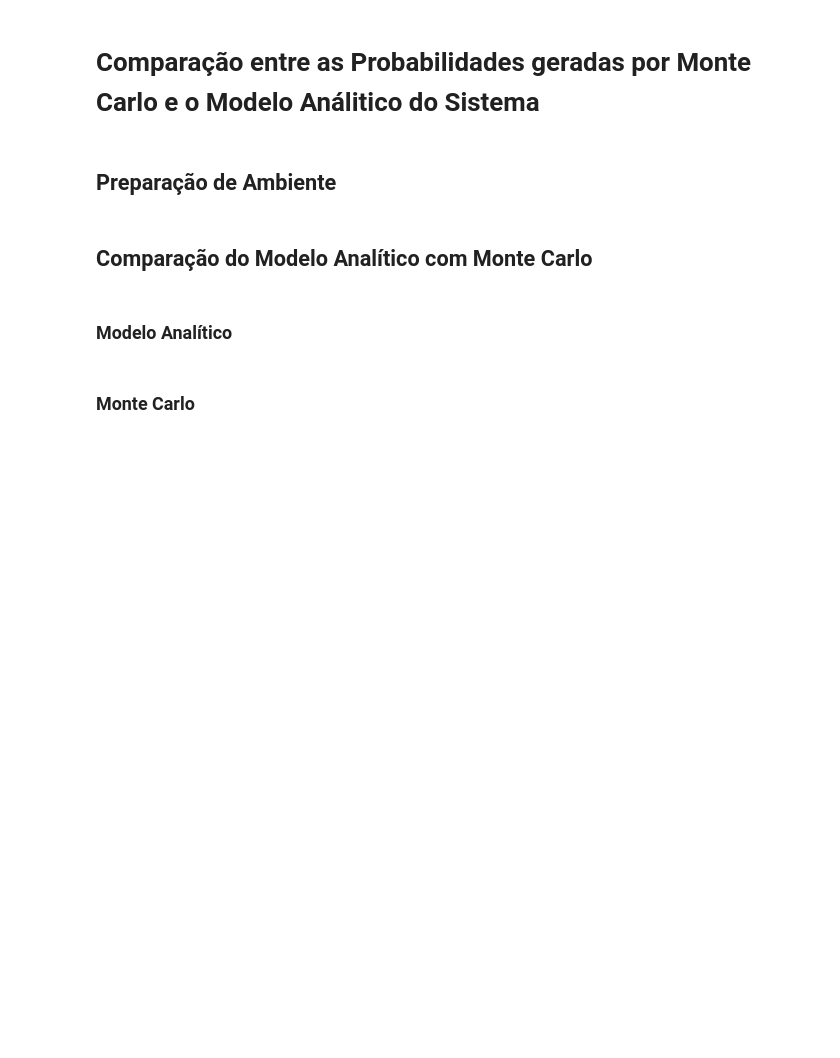
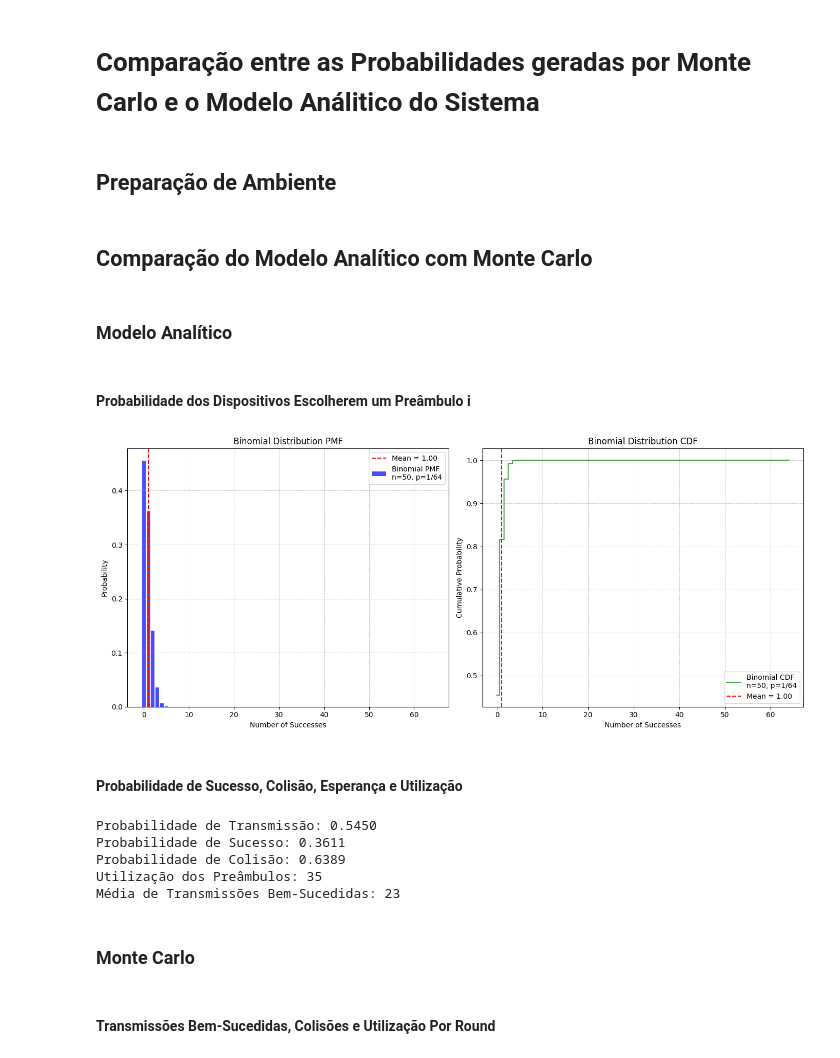
Before and after one commit to namelew/DevicesTransmissionSimulation, a Jupyter notebook: notebook/MonteCarloXAnalitical.ipynb, the cells around one changed output. Drawn from its saved outputs; the diff is of its cells as text; code cells hidden in the pictures; blank space fills up the shorter version.

```diff
--- a/notebook/MonteCarloXAnalitical.ipynb
+++ b/notebook/MonteCarloXAnalitical.ipynb
@@ -9,7 +10,7 @@ import matplotlib.pyplot as plt
 # %%
 M=64
-n=30
-r=6
+n=50
+r=4
 p=1/M
 
 results_filename = f"monte-carlo-simulation-results-{n}_{M}_{r}.csv"
@@ -19,17 +20,69 @@ monte_carlo_result_df = pd.read_csv('./../'+results_filename)
 ## Comparação do Modelo Analítico com Monte Carlo
 # %% [markdown]
 ### Modelo Analítico
+# %% [markdown]
+#### Probabilidade dos Dispositivos Escolherem um Preâmbulo i
 # %%
-def binomialPDF():
-    ...
+mean = binom.mean(M, p)
 
-def binomialCDF():
-    ...
+# Generate an array of all possible outcomes from 0 to n
+k = np.arange(0, M+1)
 
-def systemMean():
-    ...
+# Calculate binomial probability mass function
+pmf = binom.pmf(k, n, p)
+# Calculate binomial cumulative distribution function
+cdf = binom.cdf(k, n, p)
+
+# Create a figure with two subplots
+fig, (ax1, ax2) = plt.subplots(1, 2, figsize=(14, 6))
+
+# Plot PMF
+ax1.bar(k, pmf, color='blue', alpha=0.7, label=f'Binomial PMF\nn={n}, p=1/{M}')
+ax1.axvline(x=mean, color='red', linestyle='--', label=f'Mean = {mean:.2f}')
+ax1.set_xlabel('Number of Successes')
+ax1.set_ylabel('Probability')
+ax1.set_title('Binomial Distribution PMF')
+ax1.legend()
+ax1.grid(True, which='both', linestyle='--', linewidth=0.5)
+
+# Plot CDF
+ax2.step(k, cdf, where='mid', color='green', alpha=0.7, label=f'Binomial CDF\nn={n}, p=1/{M}')
+ax2.axvline(x=mean, color='red', linestyle='--', label=f'Mean = {mean:.2f}')
+ax2.set_xlabel('Number of Successes')
+ax2.set_ylabel('Cumulative Probability')
+ax2.set_title('Binomial Distribution CDF')
+ax2.legend()
+ax2.grid(True, which='both', linestyle='--', linewidth=0.5)
+
+# Show the plot
+plt.tight_layout()
+plt.show()
+# %% [output]
+[figure, added]
+# %% [markdown]
+#### Probabilidade de Sucesso, Colisão, Esperança e Utilização
+# %%
+success_prob = binom.pmf(1, n, p)
+transmission_prob = 1 - binom.pmf(0, n, p)
+collision_prob = 1 - success_prob
+utilization = transmission_prob * M
+E = success_prob * M
+
+print(f"Probabilidade de Transmissão: {transmission_prob:.4f}")
+print(f"Probabilidade de Sucesso: {success_prob:.4f}")
+print(f"Probabilidade de Colisão: {collision_prob:.4f}")
+print(f"Utilização dos Preâmbulos: {utilization:.0f}")
+print(f"Média de Transmissões Bem-Sucedidas: {E:.0f}")
+# %% [output]
+Probabilidade de Transmissão: 0.5450
+Probabilidade de Sucesso: 0.3611
+Probabilidade de Colisão: 0.6389
+Utilização dos Preâmbulos: 35
+Média de Transmissões Bem-Sucedidas: 23
 # %% [markdown]
 ### Monte Carlo
+# %% [markdown]
+#### Transmissões Bem-Sucedidas, Colisões e Utilização Por Round
 # %%
 n_success_transmissions = monte_carlo_result_df['n-success-trans']
 
```
Also changed, not shown: parts of 6 cells of this notebook, 5 other files.
